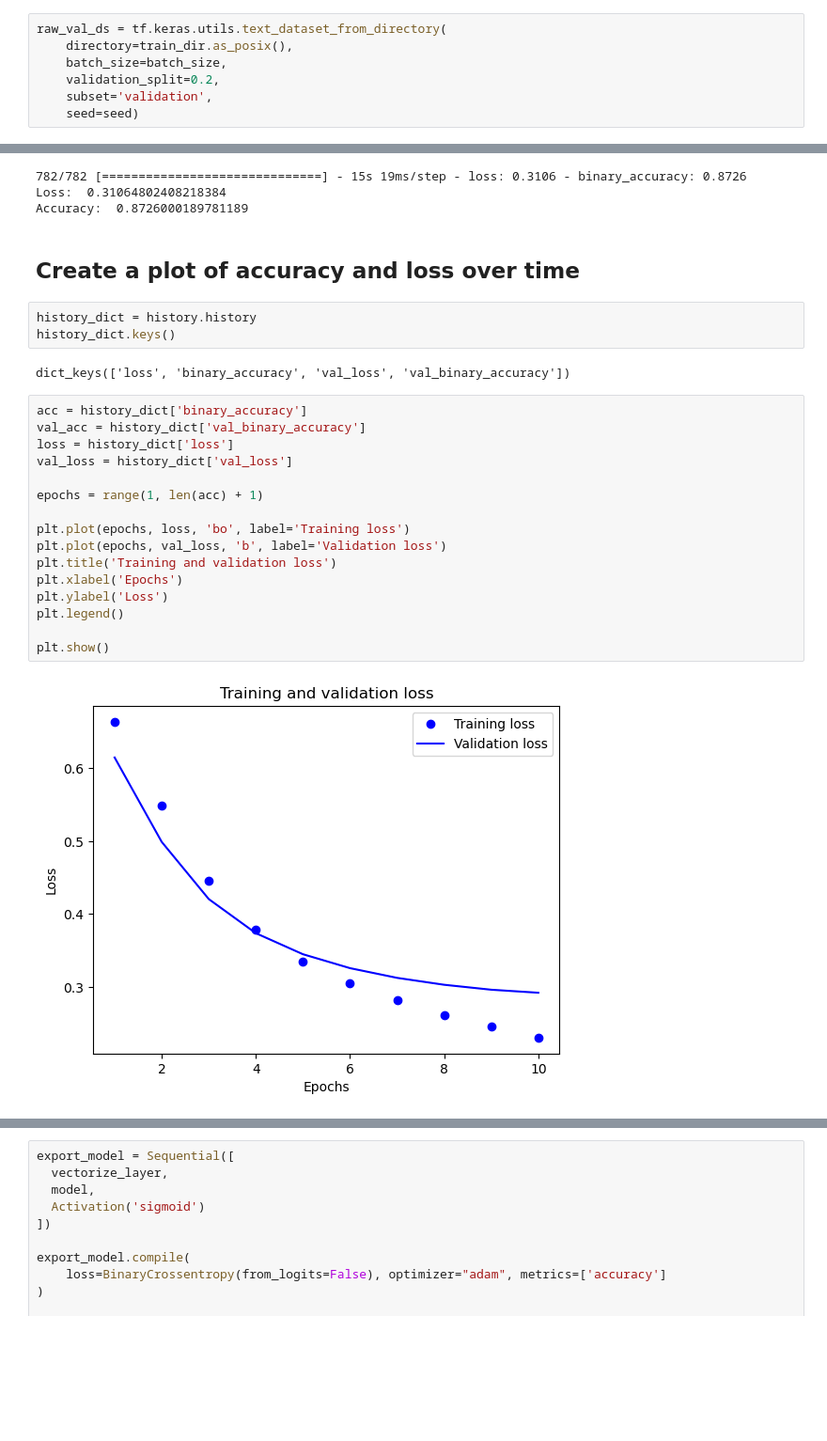
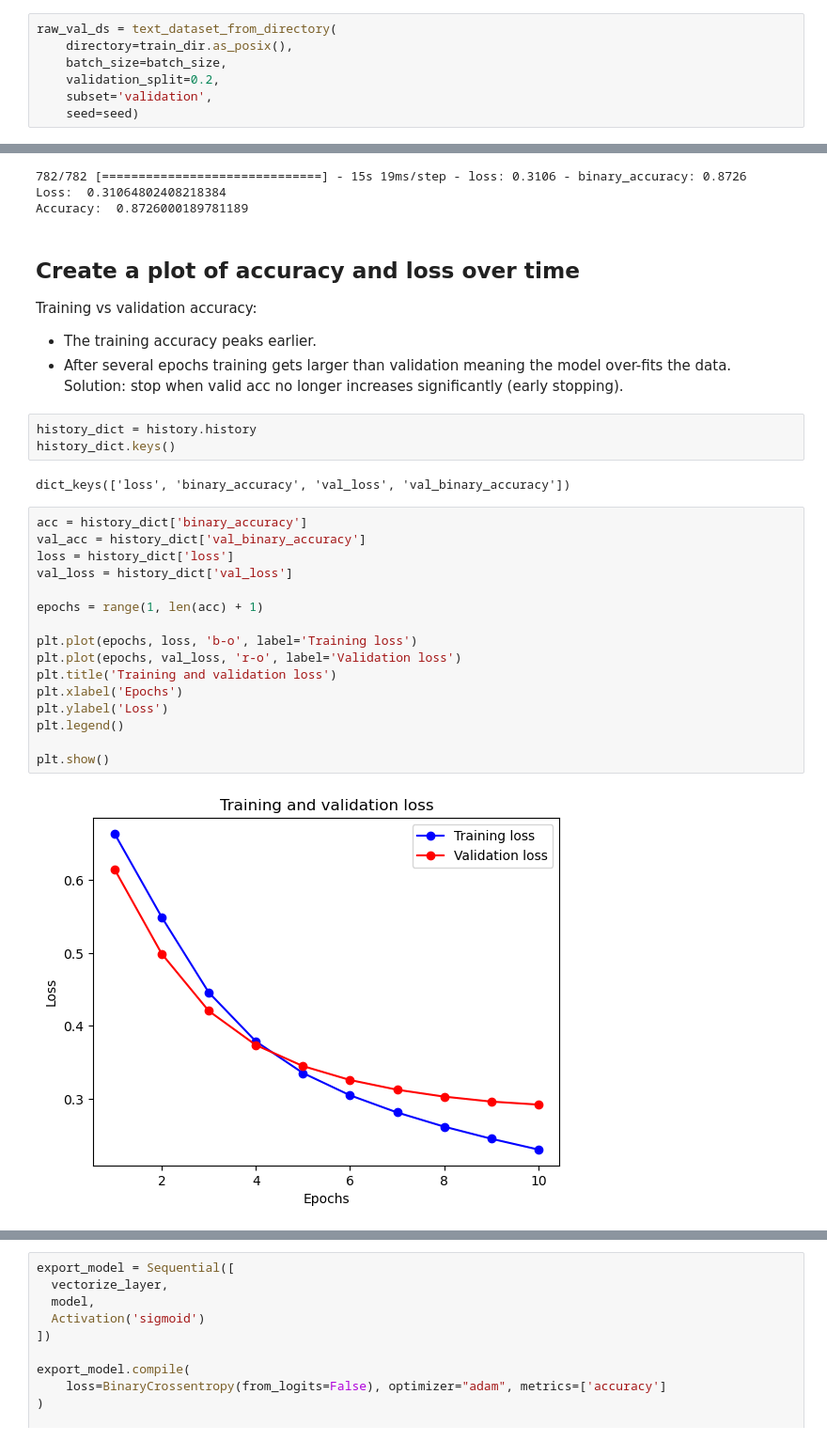
Before and after one commit to hrstnikolov/Deep-Learning, a Jupyter notebook: 04 NLP/Worked Example - Basic text classification.ipynb, the cells around one changed output, grey strips where cells are left out. Shown at 94% size. Drawn from its saved outputs; the diff is of its cells as text; blank space fills up the shorter version.

```diff
--- a/04 NLP/Worked Example - Basic text classification.ipynb
+++ b/04 NLP/Worked Example - Basic text classification.ipynb
@@ -129,7 +129,7 @@ print("Label 1 corresponds to", raw_train_ds.class_names[1])
 Label 0 corresponds to neg
 Label 1 corresponds to pos
 # %%
-raw_val_ds = tf.keras.utils.text_dataset_from_directory(
+raw_val_ds = text_dataset_from_directory(
     directory=train_dir.as_posix(),
     batch_size=batch_size,
     validation_split=0.2,
@@ -302,6 +353,10 @@ Loss:  0.31064802408218384
 Accuracy:  0.8726000189781189
 # %% [markdown]
 ## Create a plot of accuracy and loss over time
+
+Training vs validation accuracy:
+- The training accuracy peaks earlier.
+- After several epochs training gets larger than validation meaning the model over-fits the data. Solution: stop when valid acc no longer increases significantly (early stopping).
 # %%
 history_dict = history.history
 history_dict.keys()
@@ -310,19 +365,19 @@ dict_keys(['loss', 'binary_accuracy', 'val_loss', 'val_binary_accuracy'])
 # %%
 acc = history_dict['binary_accuracy']
 val_acc = history_dict['val_binary_accuracy']
 loss = history_dict['loss']
 val_loss = history_dict['val_loss']
 
 epochs = range(1, len(acc) + 1)
 
-plt.plot(epochs, loss, 'bo', label='Training loss')
-plt.plot(epochs, val_loss, 'b', label='Validation loss')
+plt.plot(epochs, loss, 'b-o', label='Training loss')
+plt.plot(epochs, val_loss, 'r-o', label='Validation loss')
 plt.title('Training and validation loss')
 plt.xlabel('Epochs')
 plt.ylabel('Loss')
 plt.legend()
 
 plt.show()
 # %% [output]
-[figure, old version]
+[figure, new version]
 # %%
```
Also changed, not shown: parts of 15 cells of this notebook.
